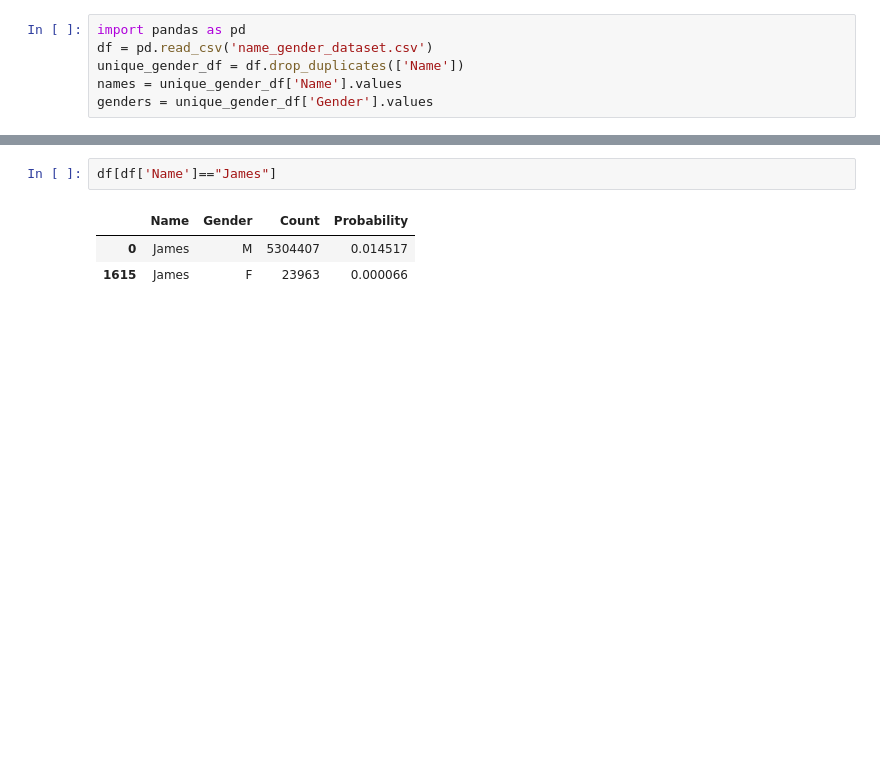
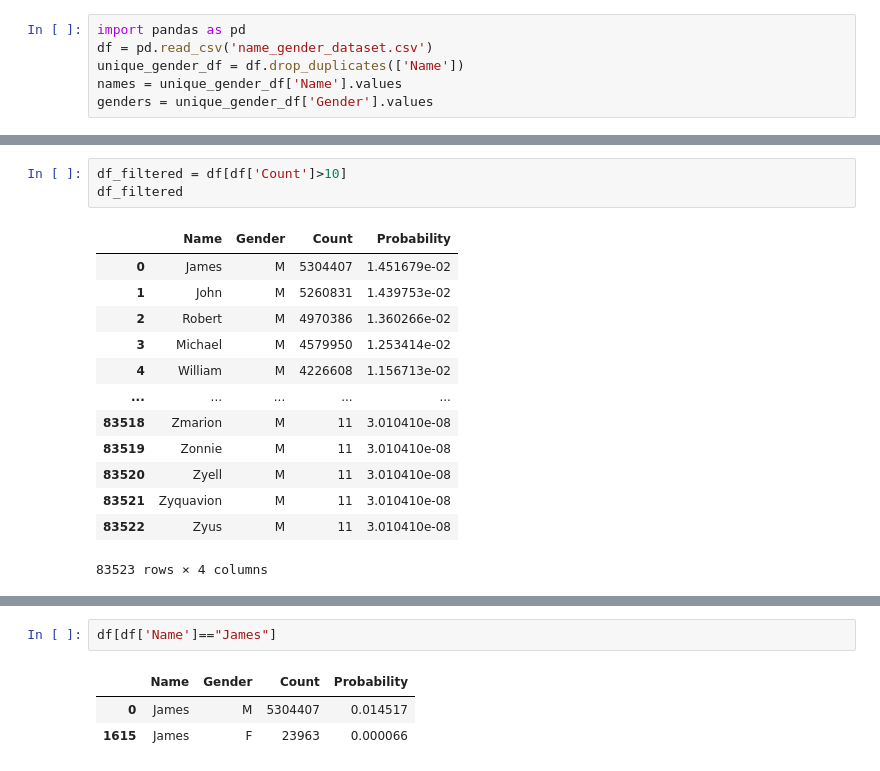
Before and after one commit to jdasam/mas1004, a Jupyter notebook: live_coding/6_rnn.ipynb, the cells around one changed output, grey strips where cells are left out. Saved outputs shown, nothing was run; the diff lists cells and outputs as text; blank space fills up the shorter version.

```diff
--- a/live_coding/6_rnn.ipynb
+++ b/live_coding/6_rnn.ipynb
@@ -28,0 +45,17 @@ genders = unique_gender_df['Gender'].values
+# %%
+df_filtered = df[df['Count']>10]
+df_filtered
+# %% [output]
+|  | Name | Gender | Count | Probability |
+| 0 | James | M | 5304407 | 1.451679e-02 |
+| 1 | John | M | 5260831 | 1.439753e-02 |
+| 2 | Robert | M | 4970386 | 1.360266e-02 |
+| 3 | Michael | M | 4579950 | 1.253414e-02 |
+| 4 | William | M | 4226608 | 1.156713e-02 |
+| ... | ... | ... | ... | ... |
+| 83518 | Zmarion | M | 11 | 3.010410e-08 |
+| 83519 | Zonnie | M | 11 | 3.010410e-08 |
+| 83520 | Zyell | M | 11 | 3.010410e-08 |
+| 83521 | Zyquavion | M | 11 | 3.010410e-08 |
+| 83522 | Zyus | M | 11 | 3.010410e-08 |
+83523 rows × 4 columns
```
Also changed, not shown: parts of 18 cells of this notebook.
